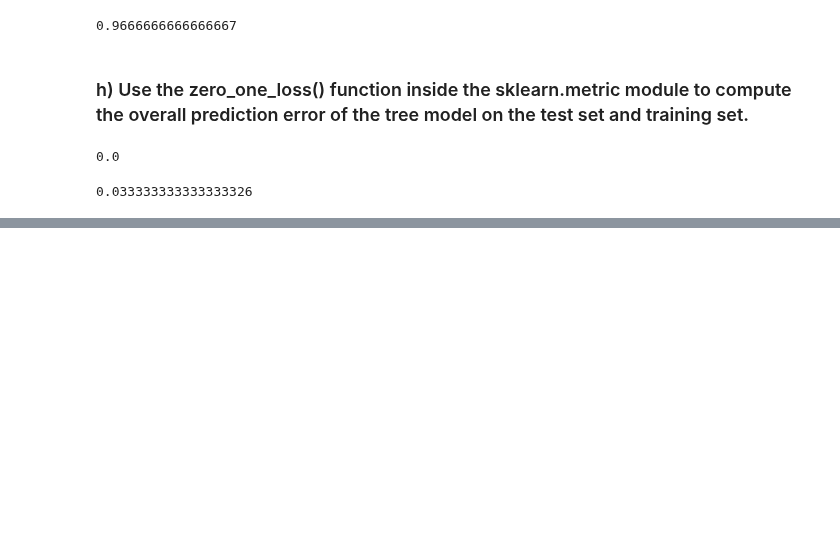
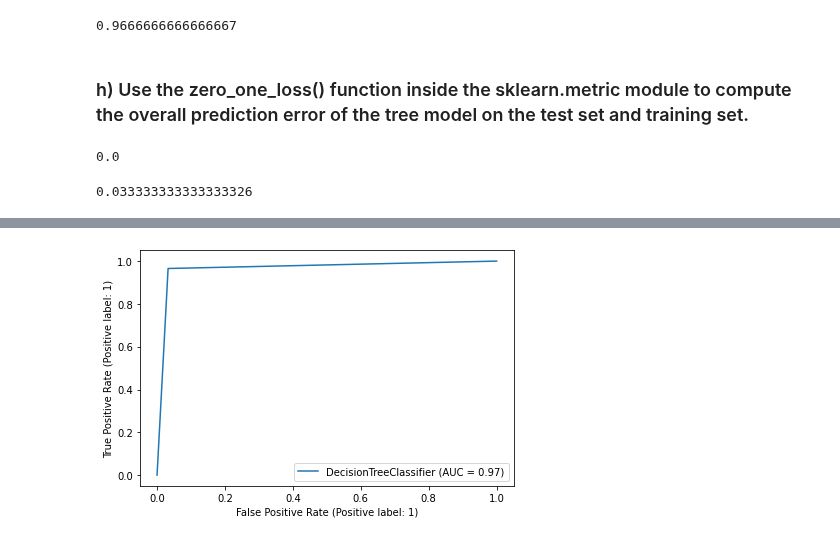
Before and after one commit to benkarabinus/nerdy_data_stuff, a Jupyter notebook: DU/COMP4448/Assignment3/Ben_Karabinus_Assignment3.ipynb, the cells around one changed output, grey strips where cells are left out. Saved outputs shown, nothing was run; the diff lists cells and outputs as text; code cells hidden in the pictures; blank space fills up the shorter version.

```diff
--- a/DU/COMP4448/Assignment3/Ben_Karabinus_Assignment3.ipynb
+++ b/DU/COMP4448/Assignment3/Ben_Karabinus_Assignment3.ipynb
@@ -151,0 +258,8 @@ print(zero_one_loss(y_test, y_test_pred))
+# %%
+"""plot ROC curve for the model applied to the test set"""
+
+plot_roc_curve(dtc, X_test, y_test)
+plt.tight_layout()
+plt.show()
+# %% [output]
+[figure, added]
```
Also changed, not shown: parts of 25 cells of this notebook.
